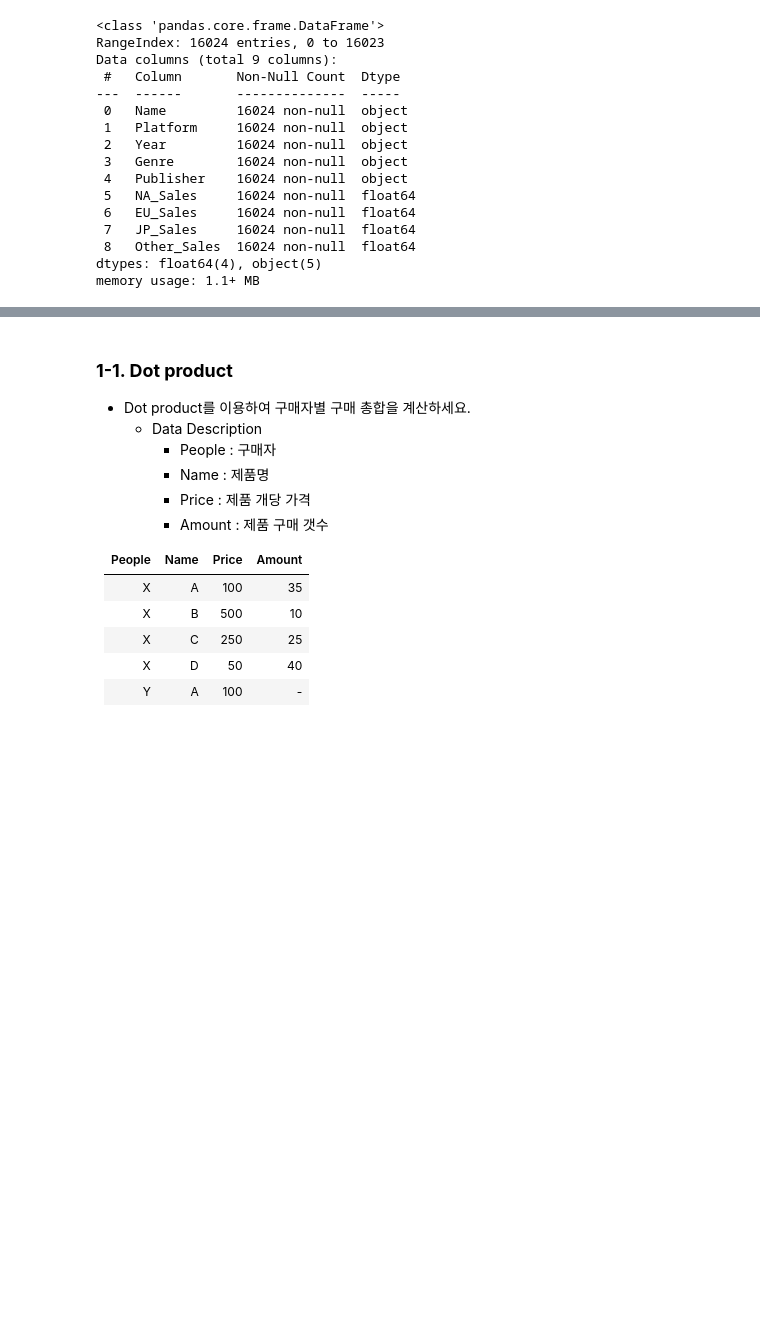
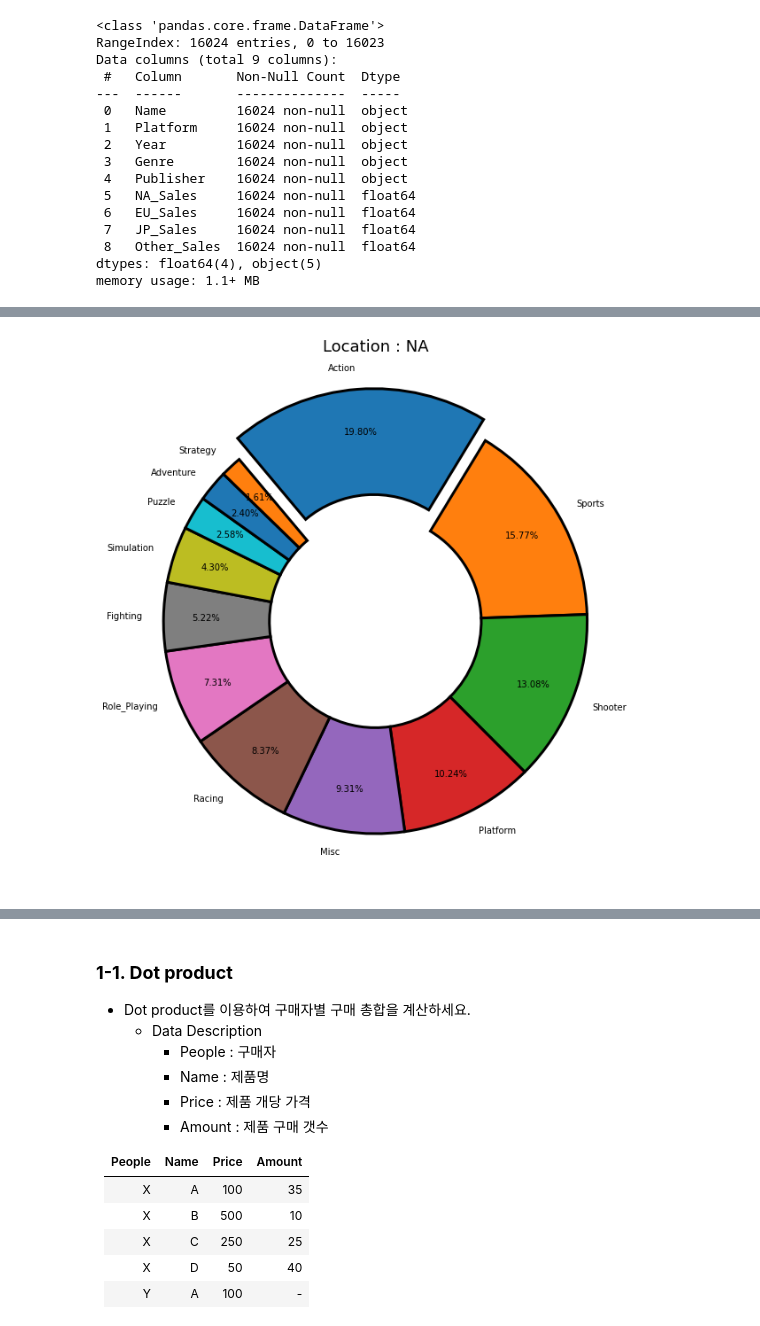
Before and after one commit to sbtmsk/project1, a Jupyter notebook: project1.ipynb, the cells around one changed output, grey strips where cells are left out. Cells and saved outputs as stored; diff of their text form; code cells hidden in the pictures; blank space fills up the shorter version.

```diff
--- a/project1.ipynb
+++ b/project1.ipynb
@@ -230,0 +296,31 @@ memory usage: 1.1+ MB
+# %%
+NA_ratio = DF.groupby('Genre')['NA_Sales'].sum()
+NA_ratio = NA_ratio.sort_values(ascending=False)
+# %%
+Action = NA_ratio.iloc[0]
+Sports = NA_ratio.iloc[1]
+Shooter = NA_ratio.iloc[2]
+Platform = NA_ratio.iloc[3]
+Misc = NA_ratio.iloc[4]
+Racing = NA_ratio.iloc[5]
+Role_Playing = NA_ratio.iloc[6]
+Fighting = NA_ratio.iloc[7]
+Simulation = NA_ratio.iloc[8]
+Puzzle = NA_ratio.iloc[9]
+Adventure = NA_ratio.iloc[10]
+Strategy = NA_ratio.iloc[11]
+
+ratio = [Action,Sports,Shooter,Platform,Misc,Racing,Role_Playing,
+         Fighting,Simulation,Puzzle,Adventure,Strategy]
+labels = ['Action','Sports','Shooter','Platform','Misc','Racing','Role_Playing',
+         'Fighting','Simulation','Puzzle','Adventure','Strategy']
+
+exp = [0.1,0,0,0,0,0,0,0,0,0,0,0]
+w = {"edgecolor": "black", "linewidth":3, "width":0.5}
+plt.figure(figsize=(11, 11))
+plt.pie(ratio, labels = labels, startangle=130,pctdistance=0.8,counterclock = False, explode=exp, autopct='%.2f%%',wedgeprops=w)
+plt.title("Location : NA", fontsize=18)
+
+plt.show()
+# %% [output]
+[figure, added]
```
Also changed, not shown: parts of 19 cells of this notebook.
